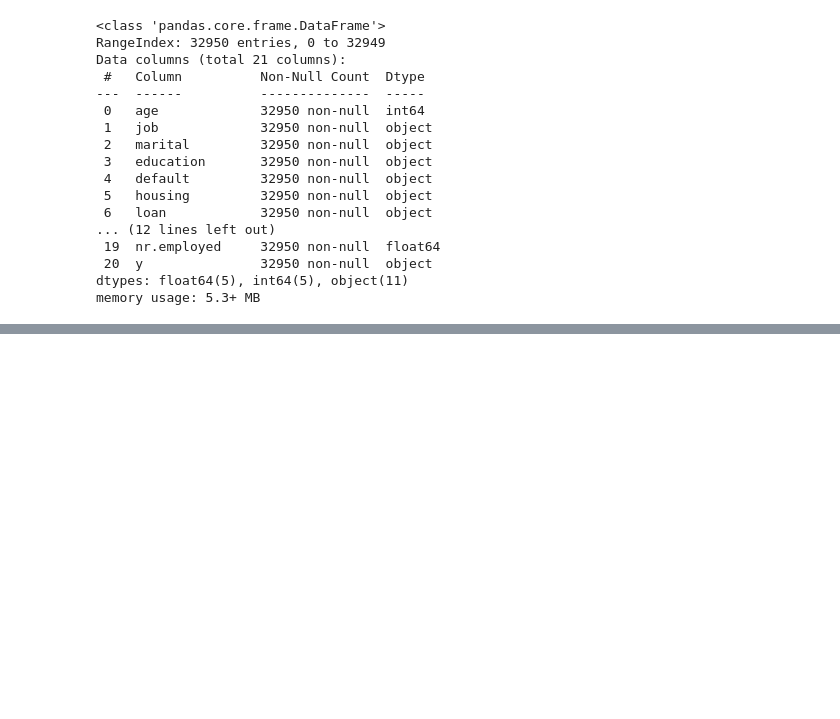
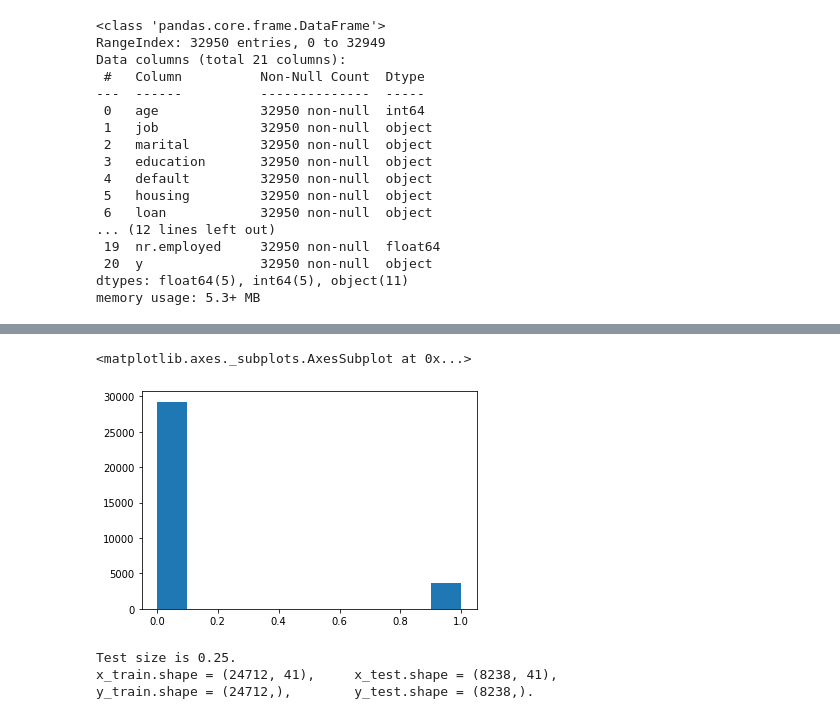
Before and after one commit to lustraka/Udacity01_Optimizing_a_Pipeline_in_Azure, a Jupyter notebook: sandbox-1/Colab_BankMarketingEDA.ipynb, the cells around one changed output, grey strips where cells are left out. Saved outputs shown, nothing was run; the diff lists cells and outputs as text; code cells hidden in the pictures; blank space fills up the shorter version.

```diff
--- a/sandbox-1/Colab_BankMarketingEDA.ipynb
+++ b/sandbox-1/Colab_BankMarketingEDA.ipynb
@@ -27,0 +119,4 @@ memory usage: 5.3+ MB
+# %%
+for col in dfoh.columns:
+  if '_' in col:
+    print(col + '\t', dfoh[col].sum())
@@ -27,0 +141,38 @@ memory usage: 5.3+ MB
+# %%
+def get_X_y(data, encode_cat='onehot'):
+  """Prepare features and a target in line with exploratory data analysis.
+  For `encode_cat` use either 'onehot' or 'label'."""
+
+  df = data.copy()
+
+  # Separate and encode the target
+  y = df.pop('y').apply(lambda s: 1 if s == 'yes' else 0)
+
+  # Binarize 'pdays' feature, as it doesn't matter how many days passed
+  # due to prevalence of 'no previous contact' cases (31728)
+  df['pdays'] = df['pdays'].apply(lambda i: 0 if i == 999 else 1)
+
+  # Drop a potential data leakage columns including
+  # high correlated 'duration (of a call)' (coef 0.41).
+  # Features related with the last contact of the current
+  # campaign are not know while planning a new campaign!
+  for col in ['contact', 'month', 'day_of_week', 'duration', 'campaign']:
+    df.drop(col, axis=1, inplace=True)
+
+  # Drop an uninformative column 'default'
+  # which has only 3 'yes'.
+  df.drop('default', axis=1, inplace=True)
+
+  # Encode the non-numeric columns
+  for col in df.select_dtypes('object').columns:
+    if encode_cat == 'onehot':
+      df = df.join(pd.get_dummies(df[col], prefix=col))
+      df.drop(col, axis=1, inplace=True)
+    else:  # Label encoding
+      df[col], _ = df[col].factorize()
+
+  # Return features and the target
+  return df, y
+# %%
+x, y = get_X_y(df, 'onehot')
+x.shape, y.shape
@@ -27,0 +201,15 @@ memory usage: 5.3+ MB
+# %%
+y.hist(grid=False)
+# %% [output]
+<matplotlib.axes._subplots.AxesSubplot at 0x...>
+[figure, added]
+# %%
+from sklearn.model_selection import train_test_split
+x_train, x_test, y_train, y_test = train_test_split(x, y)
+print(f"Test size is {len(x_test)/len(x):.2f}.")
+print(f"x_train.shape = {x_train.shape},\t x_test.shape = {x_test.shape},")
+print(f"y_train.shape = {y_train.shape},\t y_test.shape = {y_test.shape}.")
+# %% [output]
+Test size is 0.25.
+x_train.shape = (24712, 41),     x_test.shape = (8238, 41),
+y_train.shape = (24712,),        y_test.shape = (8238,).
```
Also changed, not shown: parts of 10 cells of this notebook.
